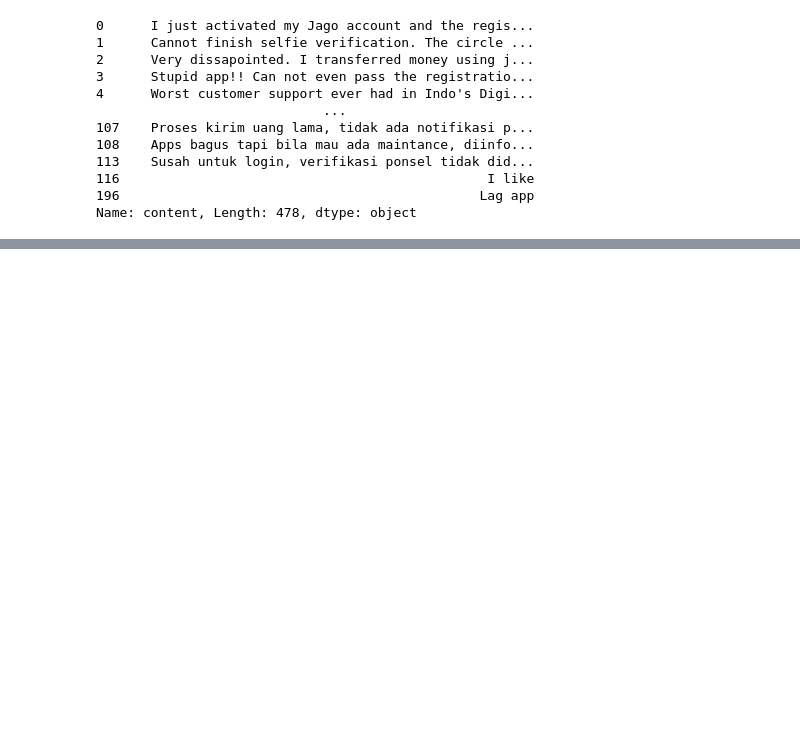
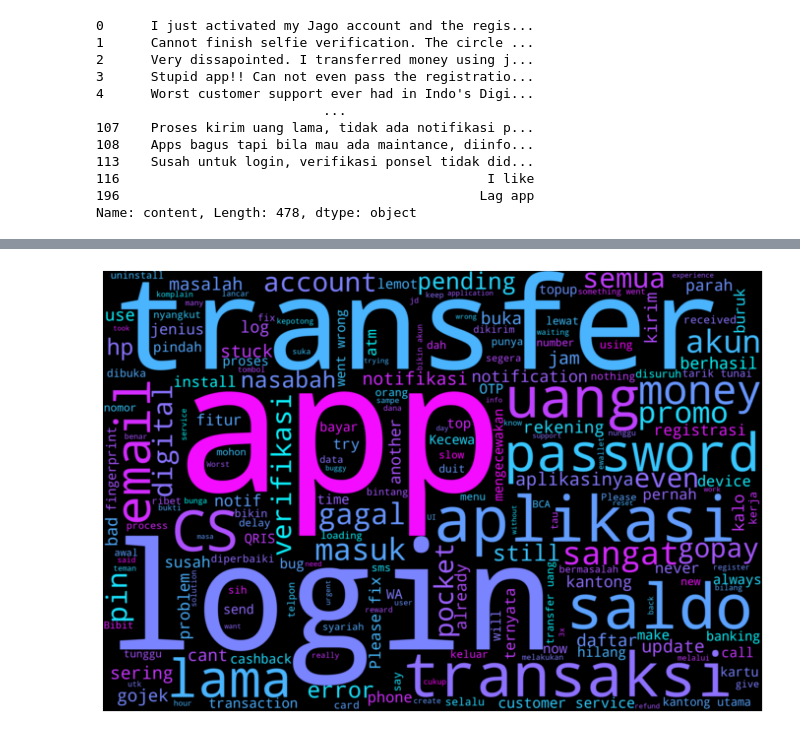
Before and after one commit to zulfijauh/Cheatsheet, a Jupyter notebook: Bank_Jago_Review_from_Playstore.ipynb, the cells around one changed output, grey strips where cells are left out. Saved outputs shown, nothing was run; the diff lists cells and outputs as text; code cells hidden in the pictures; blank space fills up the shorter version.

```diff
--- a/Bank_Jago_Review_from_Playstore.ipynb
+++ b/Bank_Jago_Review_from_Playstore.ipynb
@@ -47,10 +51,10 @@ score_3 = reviews_all('com.jago.digitalBanking',
                       )
 # %%
 # Membuat dataframe dengan mnggabungkan data dari rating 1 - 3
-df = pd.DataFrame(score_1).append(pd.DataFrame(score_2).append(pd.DataFrame(score_3)))
+bad = pd.DataFrame(score_1).append(pd.DataFrame(score_2).append(pd.DataFrame(score_3)))
 # Filter hanya di tahun 2022
-df = df[df['at'].dt.year == 2022]
-df.head()
+bad = bad[bad['at'].dt.year == 2022]
+bad.head()
 # %% [output]
 |  | reviewId | userName | userImage | content | score | thumbsUpCount | reviewCreatedVersion | at | ... |
 | 0 | gp:AOqpTOGXFUvtiq45EN6VhPLBjuNMA4... | ERN Purchase | https://play-lh.googleusercontent... | I just activated my Jago account ... | 1 | 13 | 7.1.0 | 2022-04-19 09:07:48 | ... |
@@ -90,6 +91,6 @@ Successfully installed Sastrawi-1.0.1
 # %%
 #menggabungkan seluruh review menjadi satu kelompok
-text = " ".join(review for review in df.content)
+bad_text = " ".join(review for review in bad.content)
 # %%
 stop_factory = StopWordRemoverFactory()
 # Filter kata yang tidak ingin ditampilkan
@@ -98,4 +99,11 @@ stopword_id = stop_factory.get_stop_words()+more_stopword+list(STOPWORDS)
 stopword = stop_factory.create_stop_word_remover()
 # %%
 # Membuat word cloud image:
-wordcloud = WordCloud(width = 3000, height = 2000, background_color='black',colormap = 'cool', stopwords = stopword_id, max_words=200).generate(text)
+wordcloud = WordCloud(width = 3000, height = 2000, background_color='black',colormap = 'cool', stopwords = stopword_id, max_words=200).generate(bad_text)
+
+# Display wordcloud
+plt.figure(figsize=(12, 25))
+plt.imshow(wordcloud,interpolation='bilinear')
+plt.axis("off");
+# %% [output]
+[figure, added]
```
Also changed, not shown: parts of 12 cells of this notebook.
